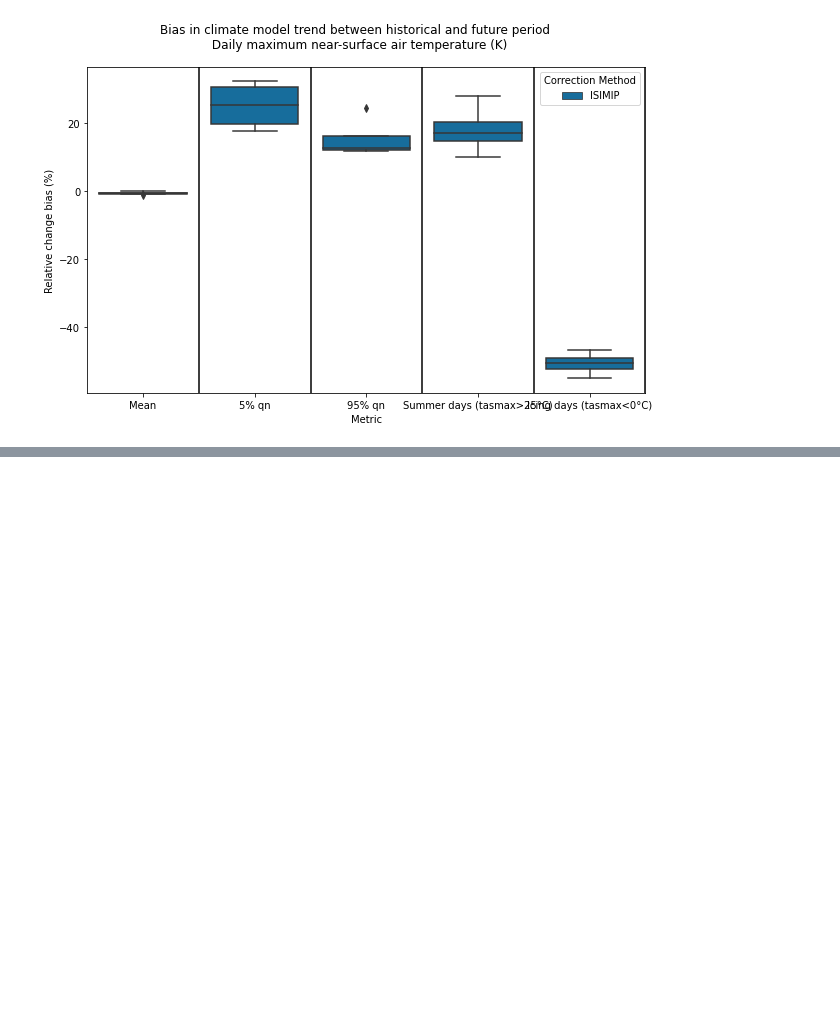
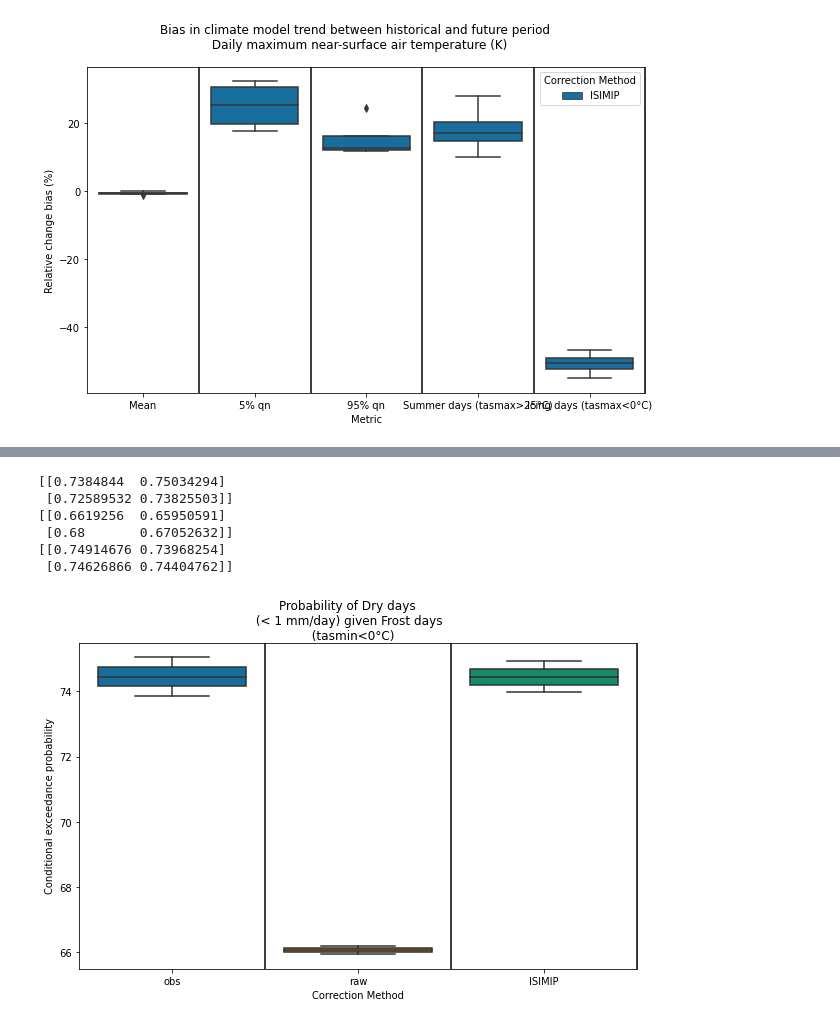
Before and after one commit to ecmwf-projects/ibicus, a Jupyter notebook: notebooks/playing_around_evaluation.ipynb, the cells around one changed output, grey strips where cells are left out. Drawn from its saved outputs; the diff is of its cells as text; code cells hidden in the pictures; blank space fills up the shorter version.

```diff
--- a/notebooks/playing_around_evaluation.ipynb
+++ b/notebooks/playing_around_evaluation.ipynb
@@ -626,0 +533,17 @@ def calculate_conditional_exceedance(metric1, metric2, **climate_data):
+# %%
+dry_frost_data = calculate_conditional_exceedance(metric1 = dry_days, metric2 = frost_days,
+                                                  obs = [pr_obs_validate, tasmin_obs_validate],
+                                                  raw = [pr_cm_validate, tasmin_cm_validate],
+                                                 ISIMIP = [pr_val_debiased_ISIMIP, tasmin_val_debiased_ISIMIP])
+# %% [output]
+[[0.7384844  0.75034294]
+ [0.72589532 0.73825503]]
+[[0.6619256  0.65950591]
+ [0.68       0.67052632]]
+[[0.74914676 0.73968254]
+ [0.74626866 0.74404762]]
+# %%
+plot_dry_frost = plot_conditional_exceedance(dry_frost_data)
+plt.show()
+# %% [output]
+[figure, added]
```
Also changed, not shown: parts of 19 cells of this notebook, 8 other files.
